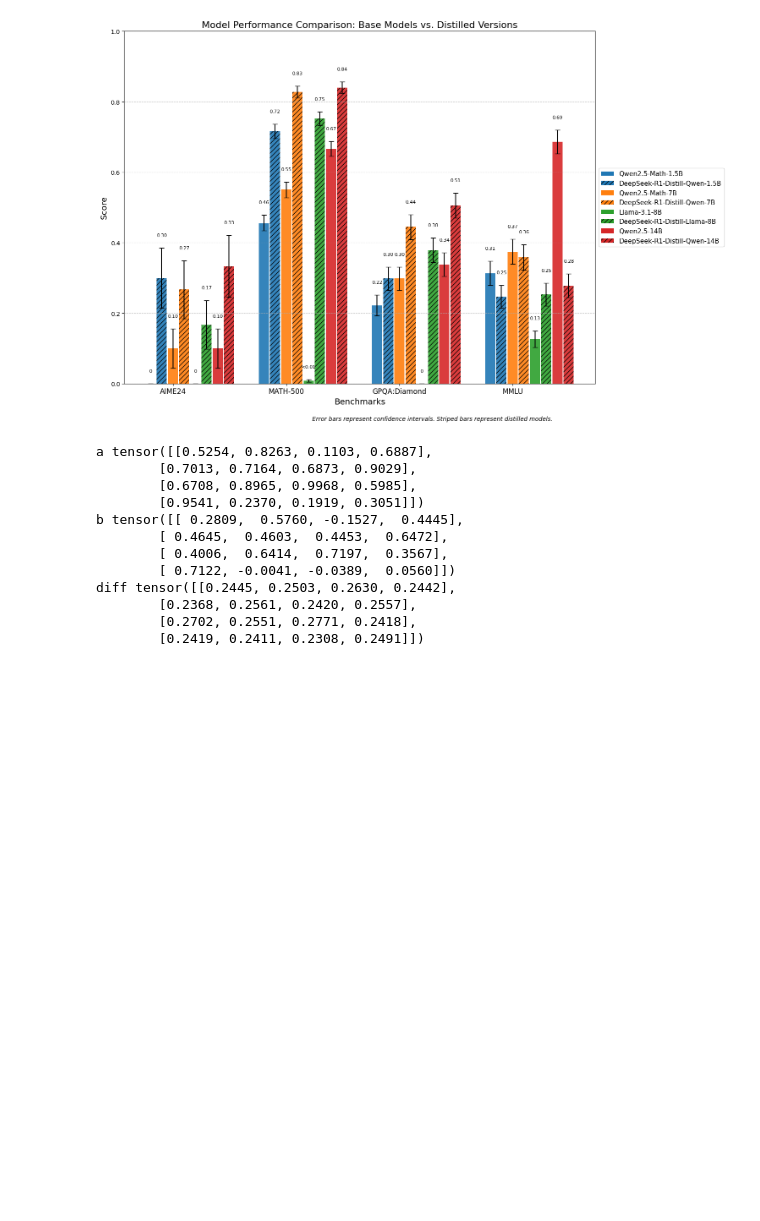
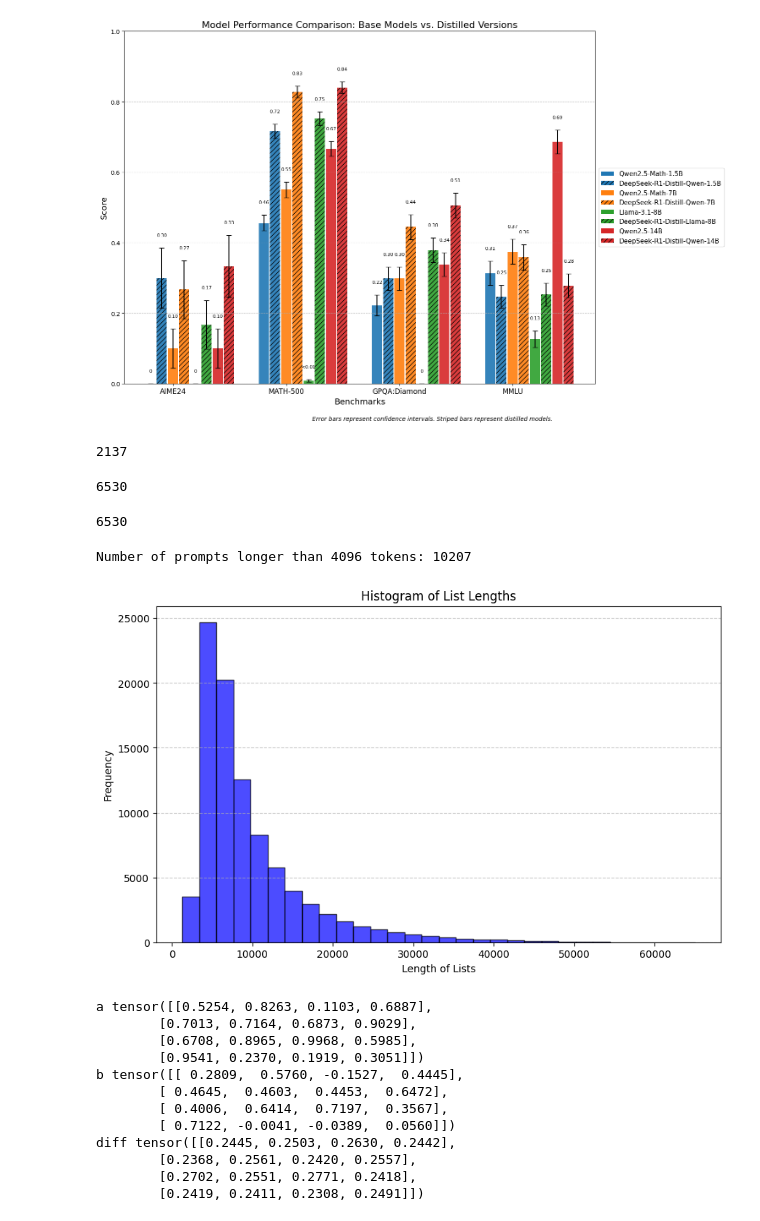
Before and after one commit to Neelectric/open-r1_olmo, a Jupyter notebook: random_data_viz.ipynb, the cells around one changed output. Cells and saved outputs as stored; diff of their text form; code cells hidden in the pictures; blank space fills up the shorter version.

```diff
--- a/random_data_viz.ipynb
+++ b/random_data_viz.ipynb
@@ -166,4 +166,58 @@ cn_k12_86k.push_to_hub("Neelectric/OpenR1-Math-cn_k12-86k")
 # cn_k12_86k['train'][0]
+# %%
+from transformers import AutoTokenizer
+tokenizer = AutoTokenizer.from_pretrained("allenai/OLMo-2-1124-7B-Instruct")
+first = cn_k12_86k["train"][0]
+tokenizer.chat_template = "{{ bos_token }}{% for message in messages %}{% if loop.first and messages[0]['role'] != 'system' %}{{ '<|system|>\nYou are a helpful AI Assistant that provides well-reasoned and detailed responses. You first think about the reasoning process as an internal monologue and then provide the user with the answer. Respond in the following format: <think>\n...\n</think>\n<answer>\n...\n</answer>\n<|user|>' + message['content'] + '\n' }}{% elif message['role'] == 'system' %}{{ '<|system|>\n' + message['content'] + '\n' }}{% elif message['role'] == 'user' %}{{ '<|user|>\n' + message['content'] + '\n' }}{% elif message['role'] == 'assistant' %}{% if not loop.last %}{{ '<|assistant|>\n'  + message['content'] + eos_token + '\n' }}{% else %}{{ '<|assistant|>\n'  + message['content'] + eos_token }}{% endif %}{% endif %}{% if loop.last and add_generation_prompt %}{{ '<|assistant|>\n' }}{% endif %}{% endfor %}"
+templated = tokenizer.apply_chat_template(first["messages"], tokenize=True)
+print(len(templated))
+# for elt in templated:
+#     print(elt)
+# %% [output]
+2137
+# %%
+tokenized = cn_k12_86k.map(
+    lambda x: {"tokenized": tokenizer.apply_chat_template(x["messages"], tokenize=True, truncation=False, add_generation_prompt=False, return_tensors="np")},
+    num_proc=16,
+    keep_in_memory=True,
+    remove_columns=['problem', 'solution', 'answer', 'problem_type', 'question_type', 'source', 'uuid', 'is_reasoning_complete', 'generations', 'correctness_math_verify', 'correctness_llama', 'finish_reasons', 'correctness_count', "messages"]
+    )
+# %%
+len(tokenized["train"]["tokenized"][0])
+# %% [output]
+6530
+# %%
+flattened = [inner_list for inner_list in tokenized["train"]["tokenized"]]
+len(flattened[0])
+# %% [output]
+6530
+# %%
+lengths = [len(item) for item in tokenized["train"]["tokenized"]]  # Calculate the lengths of each list
+
+# Count the number of prompts longer than 4096 tokens
+long_prompts_count = sum(1 for length in lengths if length < 4096)
+
+print(f"Number of prompts longer than 4096 tokens: {long_prompts_count}")
+# %% [output]
+Number of prompts longer than 4096 tokens: 10207
+# %%
+import matplotlib.pyplot as plt
+
+# Assuming `flattened` is your list of lists
+lengths = [len(item) for item in flattened]  # Calculate the lengths of each list
+
+# Create the histogram
+plt.figure(figsize=(10, 6))
+plt.hist(lengths, bins=30, color='blue', edgecolor='black', alpha=0.7)
+plt.title('Histogram of List Lengths correct')
+plt.xlabel('Length of Lists')
+plt.ylabel('Frequency')
+plt.grid(axis='y', linestyle='--', alpha=0.7)
+
+# Show the plot
+plt.show()
+# %% [output]
+[figure, added]
 # %%
 import torch
 
```
Also changed, not shown: parts of 1 cell of this notebook, 1 other file.
